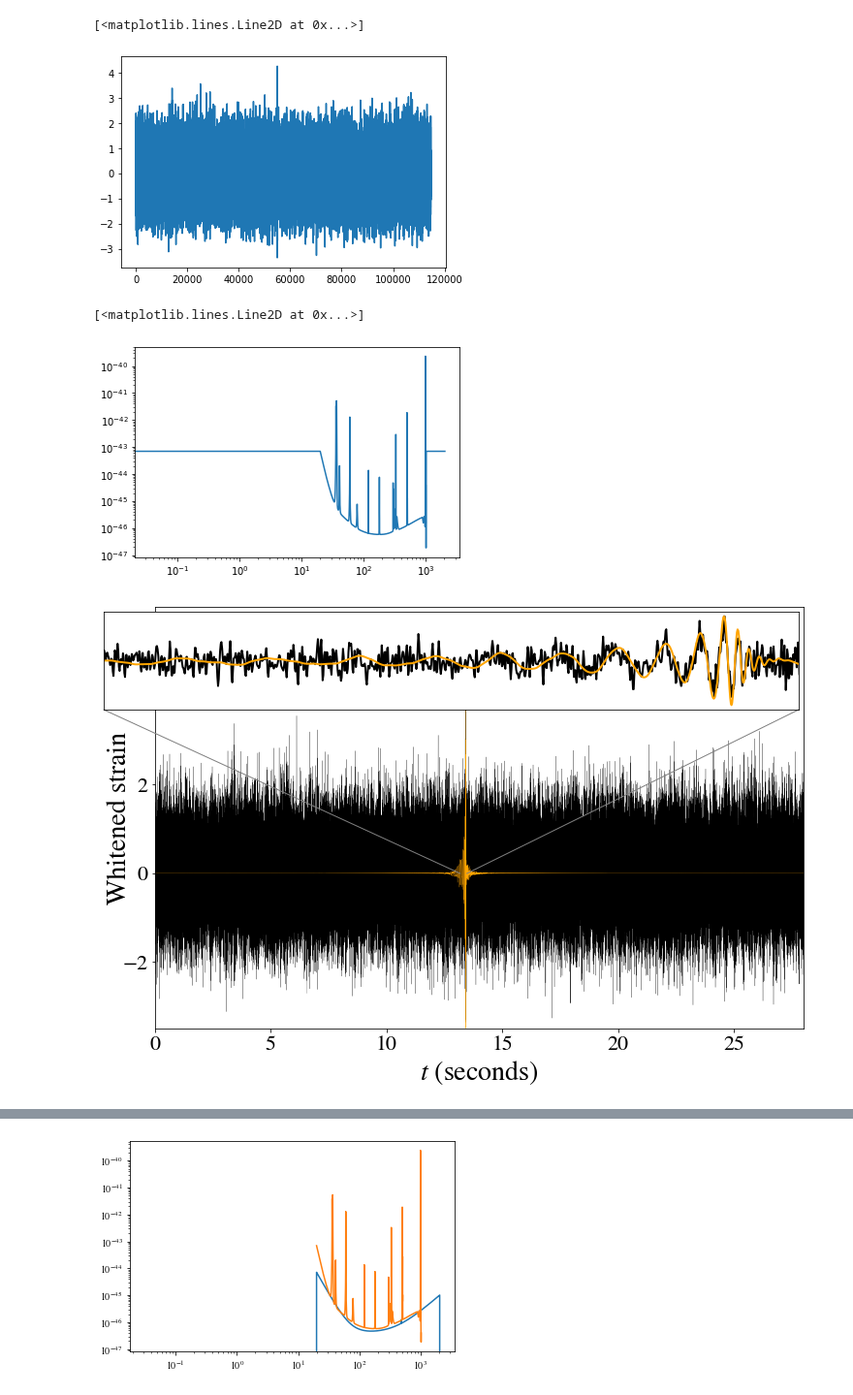
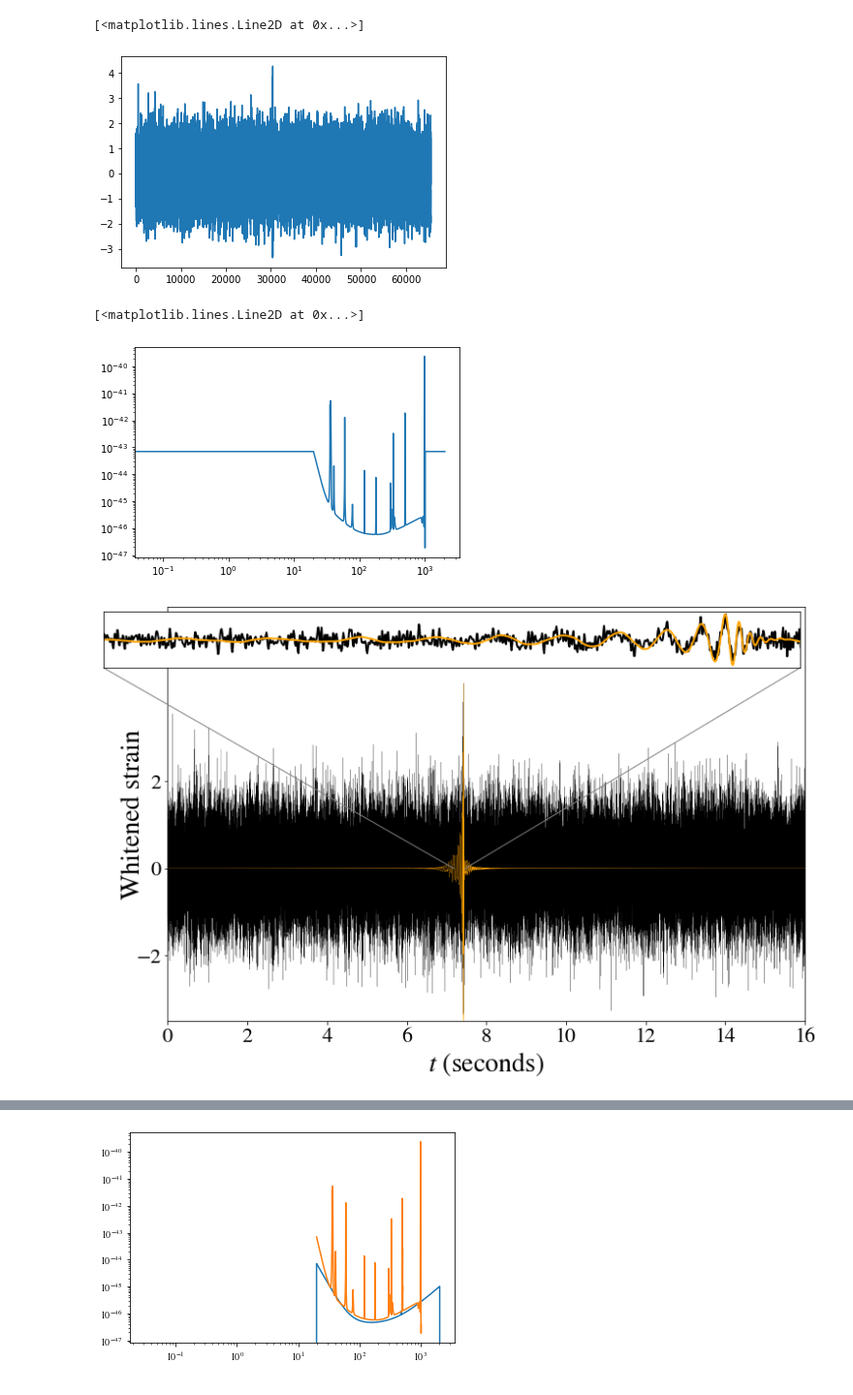
Before and after one commit to Fergus-Hayes/quantum-matched-filter, a Jupyter notebook: CMF.ipynb, the cells around one changed output, grey strips where cells are left out. Shown at 97% size. Saved outputs shown, nothing was run; the diff lists cells and outputs as text; code cells hidden in the pictures.

```diff
--- a/CMF.ipynb
+++ b/CMF.ipynb
@@ -20,7 +20,7 @@ N = int(T*fs)
 t = dt*np.arange(N)
 f = df*np.arange(N//2 + 1)
 # %%
-T_new = 28
+T_new = 16
 fs_new = 4096
 dt_new = 1./fs_new
 df_new = 1./T_new
@@ -59,7 +59,7 @@ np.save('data/psd', 1./inv_psd)
 plt.plot(ht_wbc)
 # %% [output]
 [<matplotlib.lines.Line2D at 0x...>]
-[figure, old version]
+[figure, new version]
 # %%
 bank, _, _ = qmffn.get_paras(2**8)
 # %%
@@ -75,7 +75,7 @@ psd = psd_func(f_new)
 plt.loglog(f_new,psd)
 # %% [output]
 [<matplotlib.lines.Line2D at 0x...>]
-[figure, old version]
+[figure, new version]
 # %%
 #noise_ = pycbc.noise.noise_from_psd(len(strain), strain.delta_t, psd_noise)
 # %%
@@ -85,37 +85,37 @@ ticksize = 22
 matplotlib.rcParams['mathtext.fontset'] = 'stix'
 matplotlib.rcParams['font.family'] = 'STIXGeneral'
 
 fig, ax = plt.subplots(figsize=(12,8))
 
 temp = np.roll(st_wbc,np.argmax(ht_wbc)-np.argmax(st_wbc))
 
 ax.plot(np.arange(len(ht_wbc))*dt,ht_wbc, color='black', lw=.2, label=r'$x(t)$')
 ax.plot(np.arange(len(ht_wbc))*dt,np.max(ht_wbc)*temp/np.max(st_wbc), color='orange', lw=.2, label=r'$q(t)$')
 
 ax.set_xlabel(r'$t$ (seconds)', fontsize=fontsize)
 ax.set_ylabel(r'Whitened strain', fontsize=fontsize, labelpad=-10)
 ax.tick_params(axis='both', labelsize=ticksize)
 ax.set_ylim(-3.5,6)
-ax.set_xlim(0,28)
+ax.set_xlim(0,16)
 ax.set_yticks([-2.,0,2])
 
-axins = zoomed_inset_axes(ax, 120, loc=1)
+axins = zoomed_inset_axes(ax, 70, loc=1)
 axins.plot(np.arange(len(ht_wbc))*dt,ht_wbc/500, color='black', lw=2)
 axins.plot(np.arange(len(ht_wbc))*dt,np.max(ht_wbc)*temp/(500*np.max(st_wbc)), color='orange', lw=2)
-xmin, xmax = 13.2, 13.45
+xmin, xmax = 7.2, 7.45
 indmin, indmax = xmin/dt, xmax/dt
 axins.set_xlim(xmin,xmax)
 axins.set_xticks([])
 axins.set_yticks([])
 mark_inset(ax, axins, loc1=3, loc2=4, fc="none", ec="0.5")
 
 #leg = ax.legend(fontsize=fontsize, loc='lower right', markerscale=50)
 
 fig.savefig('../signal_zoom.png')
 
 plt.show()
 # %% [output]
-[figure, old version]
+[figure, new version]
 # %%
 plt.plot(np.arange(len(ht_wbc))*dt,np.max(ht_wbc)*st_wbc/np.max(st_wbc), color='black', lw=.2)
 plt.show()
```
Also changed, not shown: parts of 5 cells of this notebook, 6 other files.
